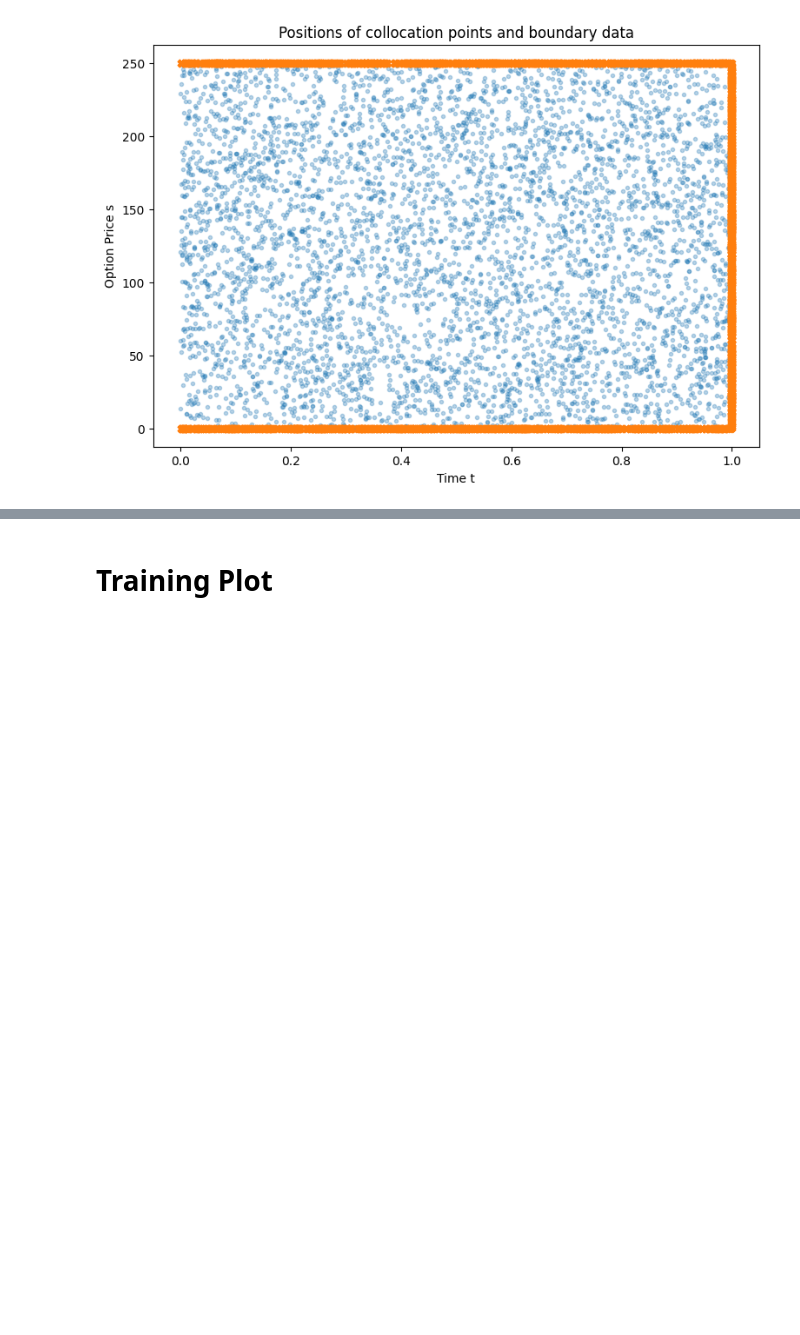
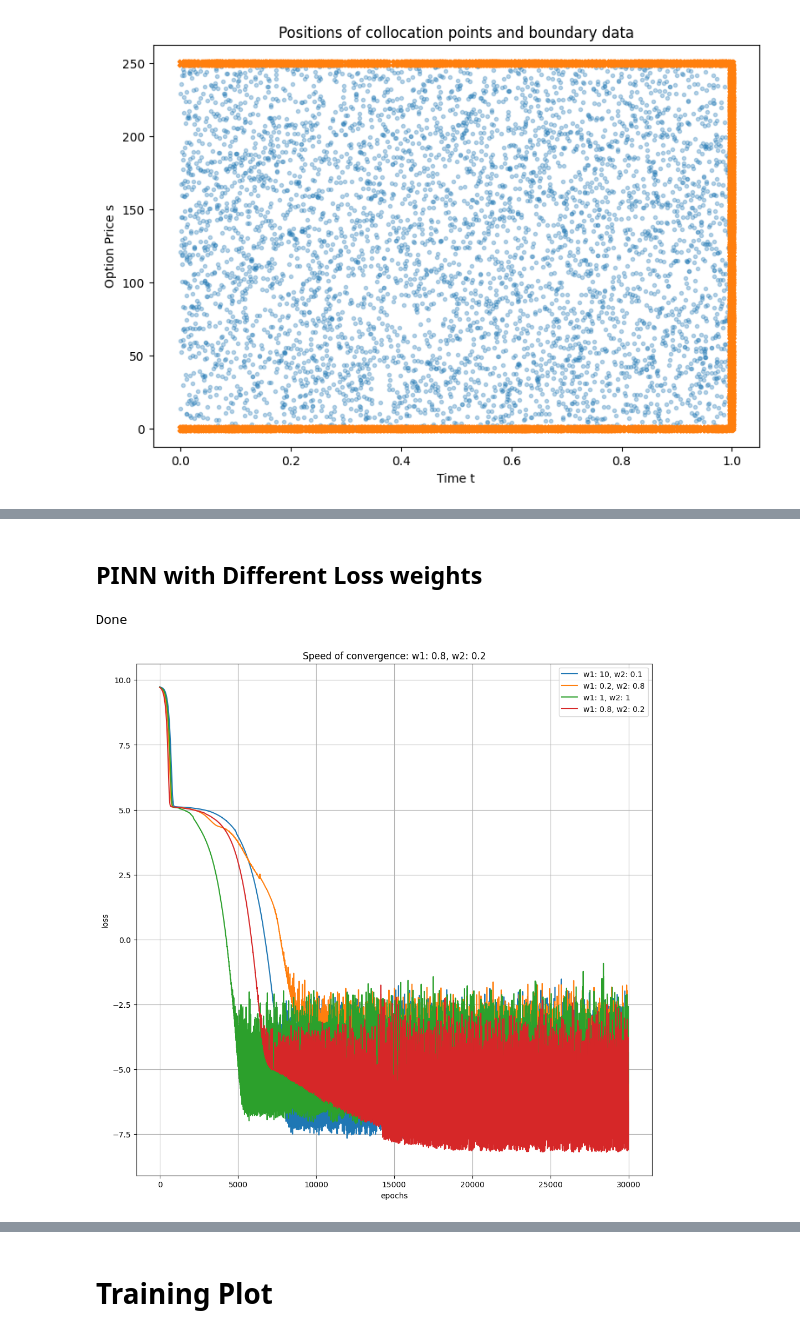
Before and after one commit to HengruiBaiCN/Honor, a Jupyter notebook: Physics_Informed_Neural_Network/pytorch/compare.ipynb, the cells around one changed output, grey strips where cells are left out. Saved outputs shown, nothing was run; the diff lists cells and outputs as text; code cells hidden in the pictures; blank space fills up the shorter version.

```diff
--- a/Physics_Informed_Neural_Network/pytorch/compare.ipynb
+++ b/Physics_Informed_Neural_Network/pytorch/compare.ipynb
@@ -172,0 +170,2 @@ loss_df.to_csv('ipinn_loss.csv', index=False)
+# %% [markdown]
+## PINN with Different Loss weights
@@ -172,0 +174,39 @@ loss_df.to_csv('ipinn_loss.csv', index=False)
+# %%
+models = []
+loss_hists_lists = []
+
+# train models with different weights
+for i in range(len(weights)-1):
+    w1 = weights[i][0]
+    w2 = weights[i][1]
+    wpinn, loss_list = utils.network_training(
+        K, r, sigma, T, S_range[-1], S_range, t_range, gs, samples['bc'], samples['fc'], samples['pde'], RNG_key=123,
+        device=device, net='pinn', opt='adam', sizes=sizes, activation='relu', learning_rate=lr, n_epochs=n_epochs,
+        lossFunction=lossFunction, dropout_rate=None, adaptive_rate=None, adaptive_rate_scaler=None, w1=w1, w2=w2, adaptive_weight=None
+        )
+    torch.save(wpinn.state_dict(), f"pinn-weight-test/pinn-{w1}-{w2}.pth")  # Save the model's state dictionary
+    # Save the training loss history as a CSV file
+    loss_df = pd.DataFrame({'Loss': loss_list})
+    loss_df.to_csv(f'pinn-weight-test/pinn-{w1}-{w2}_loss.csv', index=False)
+    pass
+
+# extract data
+for i in range(len(weights)-1):
+    loss_hists_lists.append(pd.read_csv(f'pinn-weight-test/pinn-{weights[i][0]}-{weights[i][1]}_loss.csv'))
+    pass
+print('Done')
+# %% [output]
+Done
+# %%
+
+fig = plt.figure(figsize=(12,12))
+for i in range(len(weights)-1):
+    plt.plot(range(n_epochs), [np.log(item) for item in loss_hists_lists[i]['Loss']], label=f'w1: {weights[i][0]}, w2: {weights[i][1]}')
+    pass
+plt.xlabel('epochs')
+plt.ylabel('loss')
+plt.legend()
+plt.title(f'Speed of convergence: w1: {w1}, w2: {w2}')
+plt.grid(True)
+# %% [output]
+[figure, added]
```
Also changed, not shown: parts of 23 cells of this notebook, 42 other files.
